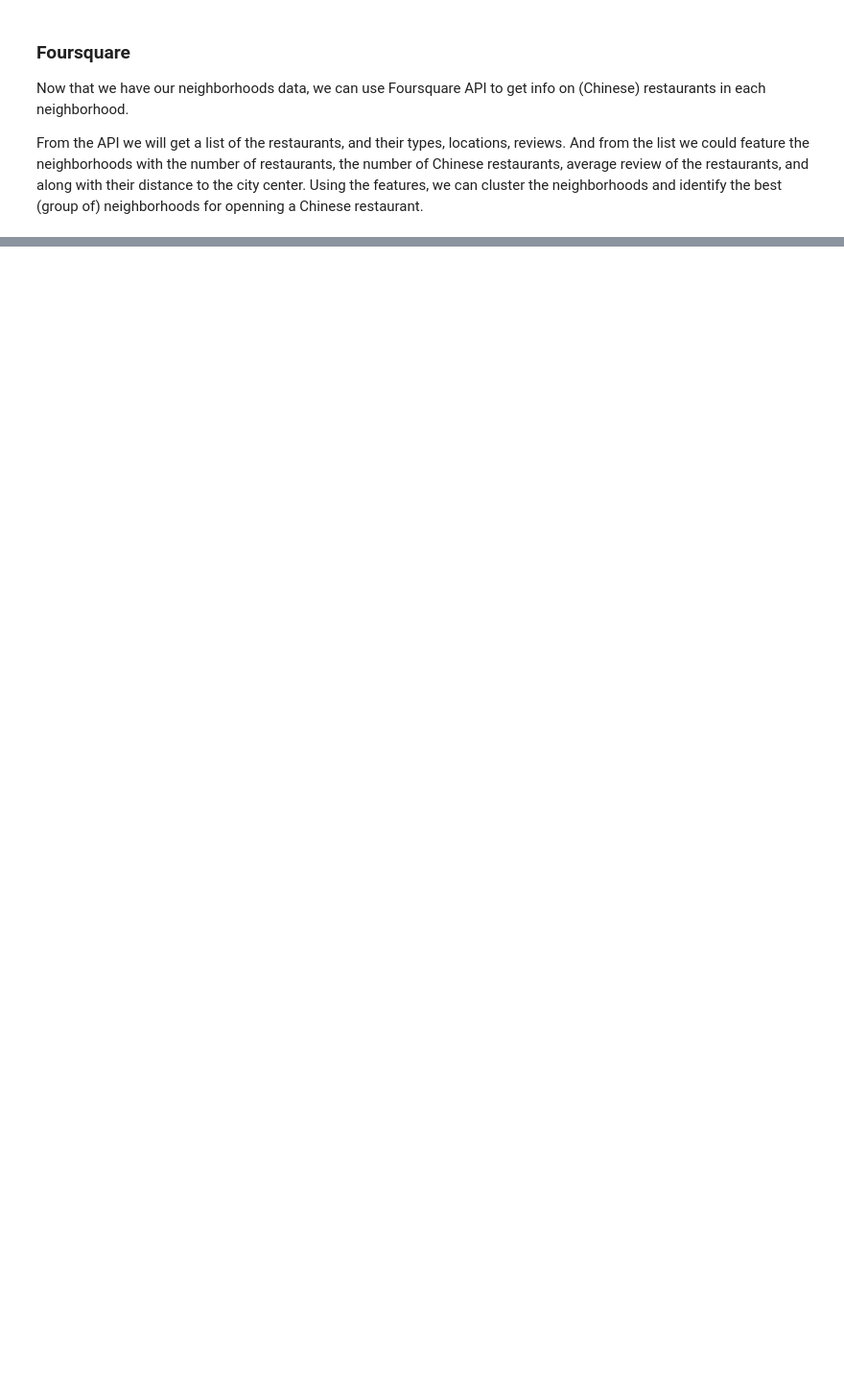
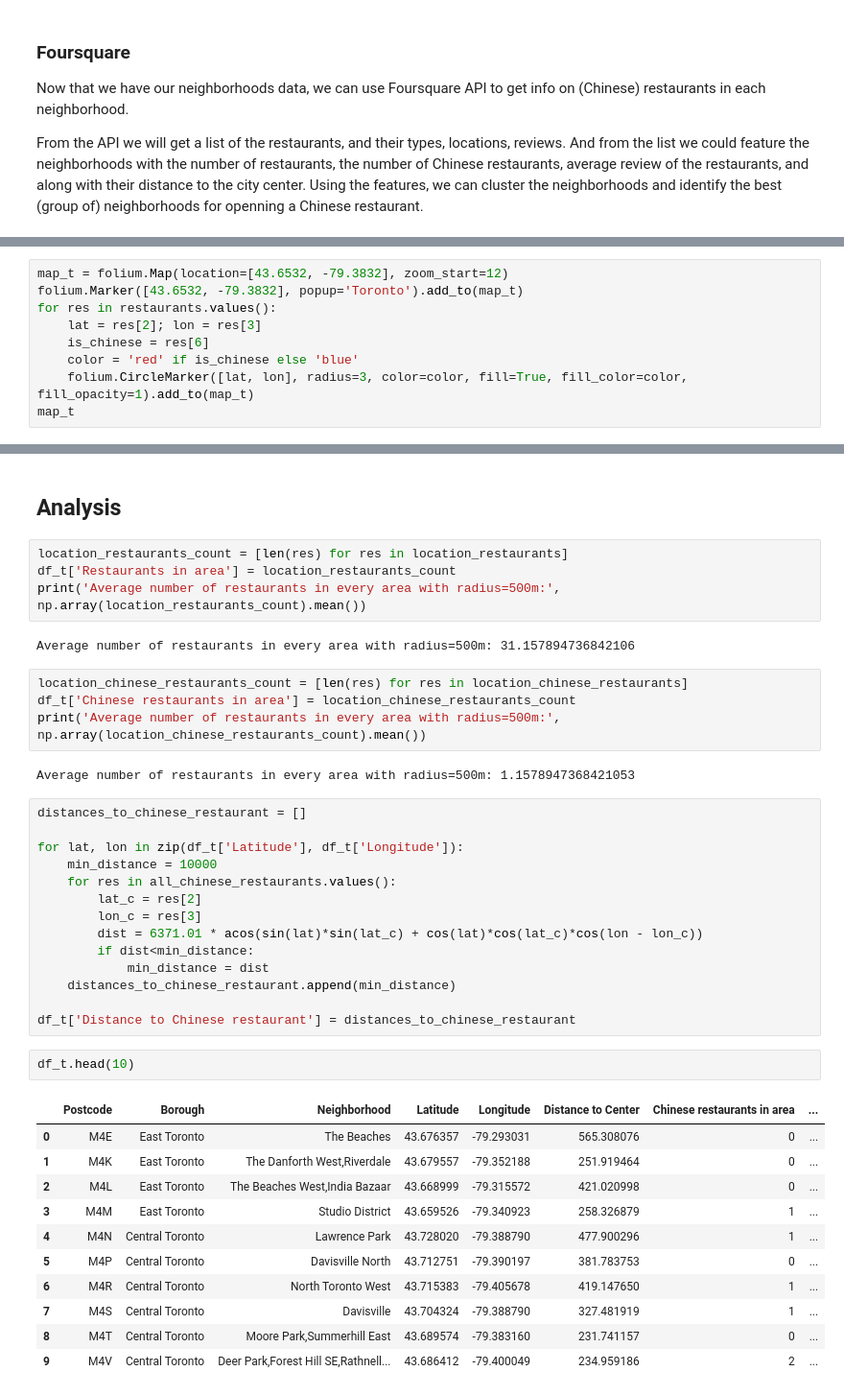
Before and after one commit to tyizhou/Coursera_Capstone, a Jupyter notebook: Capstone Project - The Battle of the Neighborhoods - Chinese Restaurant.ipynb, the cells around one changed output, grey strips where cells are left out. Shown: that part at 96% size. Saved outputs shown, nothing was run; the diff lists cells and outputs as text; blank space fills up the shorter version.

```diff
--- a/Capstone Project - The Battle of the Neighborhoods - Chinese Restaurant.ipynb
+++ b/Capstone Project - The Battle of the Neighborhoods - Chinese Restaurant.ipynb
@@ -89,0 +214,9 @@ From the API we will get a list of the restaurants, and their types, locations,
+# %%
+map_t = folium.Map(location=[43.6532, -79.3832], zoom_start=12)
+folium.Marker([43.6532, -79.3832], popup='Toronto').add_to(map_t)
+for res in restaurants.values():
+    lat = res[2]; lon = res[3]
+    is_chinese = res[6]
+    color = 'red' if is_chinese else 'blue'
+    folium.CircleMarker([lat, lon], radius=3, color=color, fill=True, fill_color=color, fill_opacity=1).add_to(map_t)
+map_t
@@ -89,0 +235,42 @@ From the API we will get a list of the restaurants, and their types, locations,
+# %% [markdown]
+## Analysis <a name="analysis"></a>
+# %%
+location_restaurants_count = [len(res) for res in location_restaurants]
+df_t['Restaurants in area'] = location_restaurants_count
+print('Average number of restaurants in every area with radius=500m:', np.array(location_restaurants_count).mean())
+# %% [output]
+Average number of restaurants in every area with radius=500m: 31.157894736842106
+# %%
+location_chinese_restaurants_count = [len(res) for res in location_chinese_restaurants]
+df_t['Chinese restaurants in area'] = location_chinese_restaurants_count
+print('Average number of restaurants in every area with radius=500m:', np.array(location_chinese_restaurants_count).mean())
+# %% [output]
+Average number of restaurants in every area with radius=500m: 1.1578947368421053
+# %%
+distances_to_chinese_restaurant = []
+
+for lat, lon in zip(df_t['Latitude'], df_t['Longitude']):
+    min_distance = 10000
+    for res in all_chinese_restaurants.values():
+        lat_c = res[2]
+        lon_c = res[3]
+        dist = 6371.01 * acos(sin(lat)*sin(lat_c) + cos(lat)*cos(lat_c)*cos(lon - lon_c))
+        if dist<min_distance:
+            min_distance = dist
+    distances_to_chinese_restaurant.append(min_distance)
+
+df_t['Distance to Chinese restaurant'] = distances_to_chinese_restaurant
+# %%
+df_t.head(10)
+# %% [output]
+|  | Postcode | Borough | Neighborhood | Latitude | Longitude | Distance to Center | Chinese restaurants in area | ... |
+| 0 | M4E | East Toronto | The Beaches | 43.676357 | -79.293031 | 565.308076 | 0 | ... |
+| 1 | M4K | East Toronto | The Danforth West,Riverdale | 43.679557 | -79.352188 | 251.919464 | 0 | ... |
+| 2 | M4L | East Toronto | The Beaches West,India Bazaar | 43.668999 | -79.315572 | 421.020998 | 0 | ... |
+| 3 | M4M | East Toronto | Studio District | 43.659526 | -79.340923 | 258.326879 | 1 | ... |
+| 4 | M4N | Central Toronto | Lawrence Park | 43.728020 | -79.388790 | 477.900296 | 1 | ... |
+| 5 | M4P | Central Toronto | Davisville North | 43.712751 | -79.390197 | 381.783753 | 0 | ... |
+| 6 | M4R | Central Toronto | North Toronto West | 43.715383 | -79.405678 | 419.147650 | 1 | ... |
+| 7 | M4S | Central Toronto | Davisville | 43.704324 | -79.388790 | 327.481919 | 1 | ... |
+| 8 | M4T | Central Toronto | Moore Park,Summerhill East | 43.689574 | -79.383160 | 231.741157 | 0 | ... |
+| 9 | M4V | Central Toronto | Deer Park,Forest Hill SE,Rathnell... | 43.686412 | -79.400049 | 234.959186 | 2 | ... |
```
Also changed, not shown: parts of 15 cells of this notebook.
